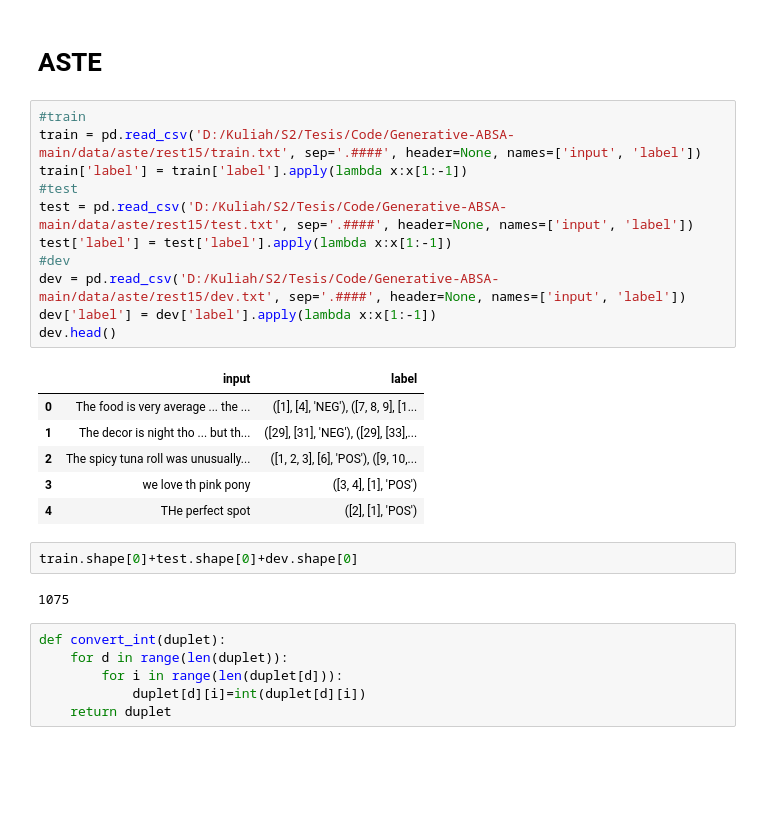
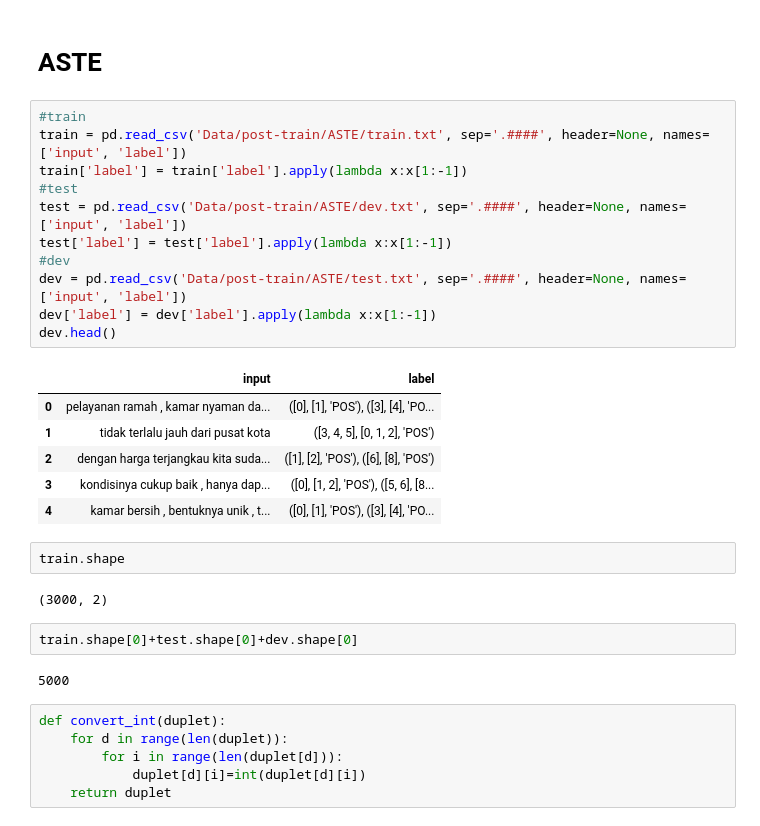
Before and after one commit to DanendraAHP/Tesis, a Jupyter notebook: pre-process.ipynb, the cells around one changed output. Drawn from its saved outputs; the diff is of its cells as text; blank space fills up the shorter version.

```diff
--- a/pre-process.ipynb
+++ b/pre-process.ipynb
@@ -6,26 +6,30 @@ import random
 # ASTE
 # %%
 #train
-train = pd.read_csv('D:/Kuliah/S2/Tesis/Code/Generative-ABSA-main/data/aste/rest15/train.txt', sep='.####', header=None, names=['input', 'label'])
+train = pd.read_csv('Data/post-train/ASTE/train.txt', sep='.####', header=None, names=['input', 'label'])
 train['label'] = train['label'].apply(lambda x:x[1:-1])
 #test
-test = pd.read_csv('D:/Kuliah/S2/Tesis/Code/Generative-ABSA-main/data/aste/rest15/test.txt', sep='.####', header=None, names=['input', 'label'])
+test = pd.read_csv('Data/post-train/ASTE/dev.txt', sep='.####', header=None, names=['input', 'label'])
 test['label'] = test['label'].apply(lambda x:x[1:-1])
 #dev
-dev = pd.read_csv('D:/Kuliah/S2/Tesis/Code/Generative-ABSA-main/data/aste/rest15/dev.txt', sep='.####', header=None, names=['input', 'label'])
+dev = pd.read_csv('Data/post-train/ASTE/test.txt', sep='.####', header=None, names=['input', 'label'])
 dev['label'] = dev['label'].apply(lambda x:x[1:-1])
 dev.head()
 # %% [output]
 |  | input | label |
-| 0 | The food is very average ... the ... | ([1], [4], 'NEG'), ([7, 8, 9], [1... |
-| 1 | The decor is night tho ... but th... | ([29], [31], 'NEG'), ([29], [33],... |
-| 2 | The spicy tuna roll was unusually... | ([1, 2, 3], [6], 'POS'), ([9, 10,... |
-| 3 | we love th pink pony | ([3, 4], [1], 'POS') |
-| 4 | THe perfect spot | ([2], [1], 'POS') |
+| 0 | pelayanan ramah , kamar nyaman da... | ([0], [1], 'POS'), ([3], [4], 'PO... |
+| 1 | tidak terlalu jauh dari pusat kota | ([3, 4, 5], [0, 1, 2], 'POS') |
+| 2 | dengan harga terjangkau kita suda... | ([1], [2], 'POS'), ([6], [8], 'POS') |
+| 3 | kondisinya cukup baik , hanya dap... | ([0], [1, 2], 'POS'), ([5, 6], [8... |
+| 4 | kamar bersih , bentuknya unik , t... | ([0], [1], 'POS'), ([3], [4], 'PO... |
+# %%
+train.shape
+# %% [output]
+(3000, 2)
 # %%
 train.shape[0]+test.shape[0]+dev.shape[0]
 # %% [output]
-1075
+5000
 # %%
 def convert_int(duplet):
     for d in range(len(duplet)):
```
Also changed, not shown: parts of 80 cells of this notebook, 7 other files.
